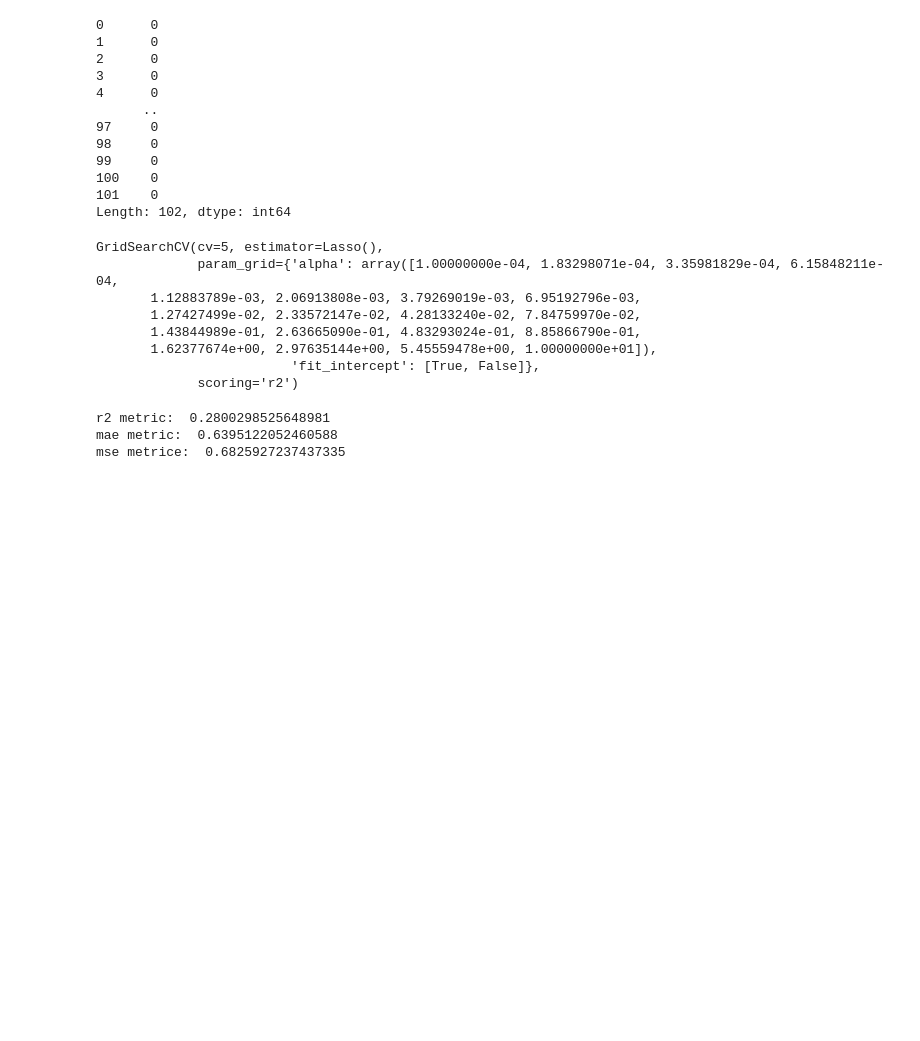
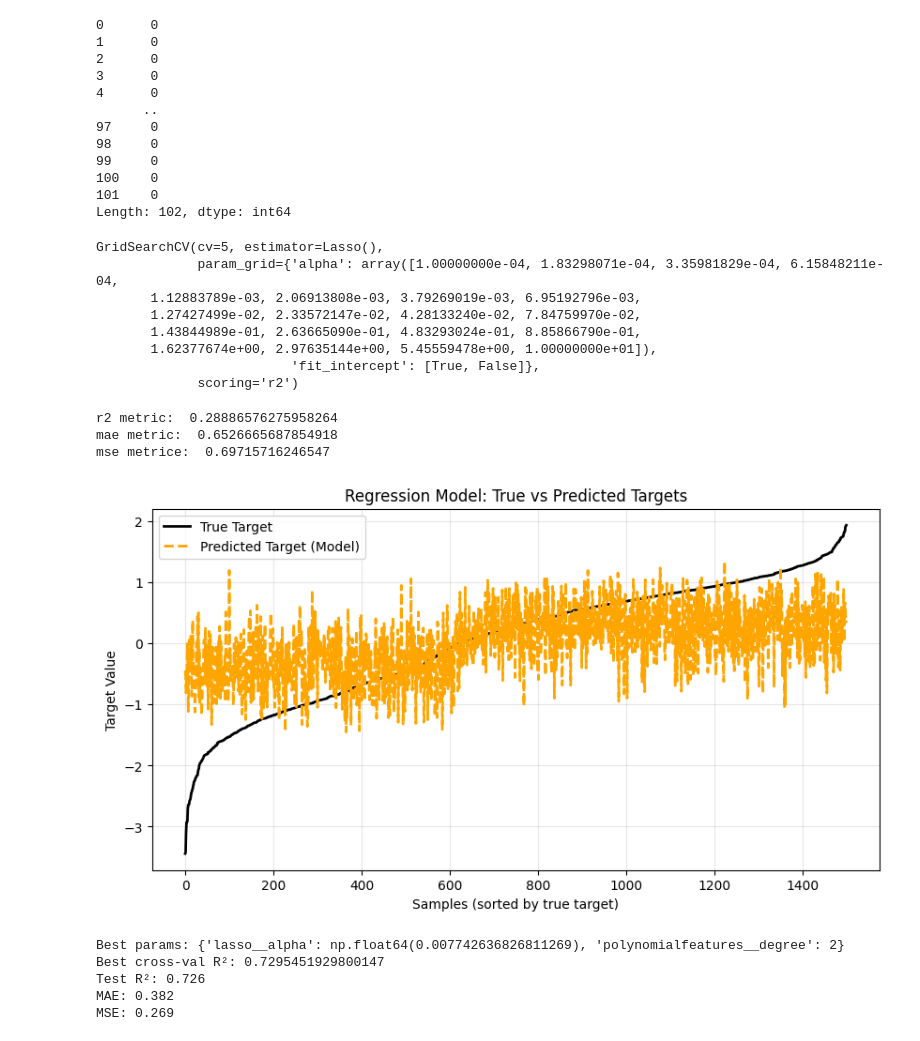
Before and after one commit to leonardopassafiume/DSML_lab, a Jupyter notebook: Lab5/test.ipynb, the cells around one changed output. Cells and saved outputs as stored; diff of their text form; code cells hidden in the pictures; blank space fills up the shorter version.

```diff
--- a/Lab5/test.ipynb
+++ b/Lab5/test.ipynb
@@ -133,10 +116,6 @@ for i in X_train_cat.columns:
     num = len((X_train_cat[i].unique()))
     if num <= 2:
         X_train_cat.drop(columns={i}, inplace=True)
-
-for i in X_test_cat.columns:
-    num = len((X_test_cat[i].unique()))
-    if num <= 2:
         X_test_cat.drop(columns={i}, inplace=True)
 
 X_train_cat.fillna('missing', inplace=True)
@@ -189,10 +168,10 @@ Length: 102, dtype: int64
 from sklearn.linear_model import Lasso
 from sklearn.model_selection import GridSearchCV
 
-param_grid = {'alpha': np.logspace(-4, 1, 20), 'fit_intercept': [True, False]}
+param_grid_lasso = {'alpha': np.logspace(-4, 1, 20), 'fit_intercept': [True, False]}
 
 reg = Lasso()
-gridsearch = GridSearchCV(reg, param_grid, scoring='r2', cv=5)
+gridsearch = GridSearchCV(reg, param_grid_lasso, scoring='r2', cv=5)
 gridsearch.fit(X_train_new, y_train)
 # %% [output]
 GridSearchCV(cv=5, estimator=Lasso(),
@@ -220,23 +199,33 @@ print('r2 metric: ', r2)
 print('mae metric: ', mae)
 print('mse metrice: ', mse)
 # %% [output]
-r2 metric:  0.2800298525648981
-mae metric:  0.6395122052460588
-mse metrice:  0.6825927237437335
+r2 metric:  0.28886576275958264
+mae metric:  0.6526665687854918
+mse metrice:  0.69715716246547
+# %%
+# Ordina i valori per il target reale, così il confronto è chiaro
+sorted_idx = np.argsort(y_test)
+y_true_sorted = np.array(y_test)[sorted_idx]
+y_pred_sorted = np.array(y_test_pred)[sorted_idx]
+
+plt.figure(figsize=(10,5))
+plt.plot(y_true_sorted, label='True Target', color='black', linewidth=2)
+plt.plot(y_pred_sorted, label='Predicted Target (Model)', color='orange', linestyle='--', linewidth=2)
+plt.title("Regression Model: True vs Predicted Targets")
+plt.xlabel("Samples (sorted by true target)")
+plt.ylabel("Target Value")
+plt.legend()
+plt.grid(True, alpha=0.3)
+plt.show()
+# %% [output]
+[figure, added]
 # %%
-from sklearn.pipeline import make_pipeline
-from sklearn.preprocessing import PolynomialFeatures
-from sklearn.linear_model import Lasso
-from sklearn.model_selection import GridSearchCV
-import numpy as np
-
-# Pipeline compatta solo per il modello
 model = make_pipeline(
     PolynomialFeatures(include_bias=False),
     Lasso(max_iter=10000)
 )
 param_grid = {
-    'polynomialfeatures__degree': [1, 2, 3],
+    'polynomialfeatures__degree': [1, 2],
     'lasso__alpha': np.logspace(-3, 1, 10)
 }
 
@@ -246,7 +235,6 @@ grid.fit(X_train_new, y_train)
 print("Best params:", grid.best_params_)
 print("Best cross-val R²:", grid.best_score_)
 
-from sklearn.metrics import r2_score, mean_absolute_error, mean_squared_error
 
 best_model = grid.best_estimator_
 y_pred = best_model.predict(X_test_new)
@@ -254,3 +242,9 @@ y_pred = best_model.predict(X_test_new)
 print(f"Test R²: {r2_score(y_test, y_pred):.3f}")
 print(f"MAE: {mean_absolute_error(y_test, y_pred):.3f}")
 print(f"MSE: {mean_squared_error(y_test, y_pred):.3f}")
+# %% [output]
+Best params: {'lasso__alpha': np.float64(0.007742636826811269), 'polynomialfeatures__degree': 2}
+Best cross-val R²: 0.7295451929800147
+Test R²: 0.726
+MAE: 0.382
+MSE: 0.269
```
Also changed, not shown: parts of 8 cells of this notebook.
